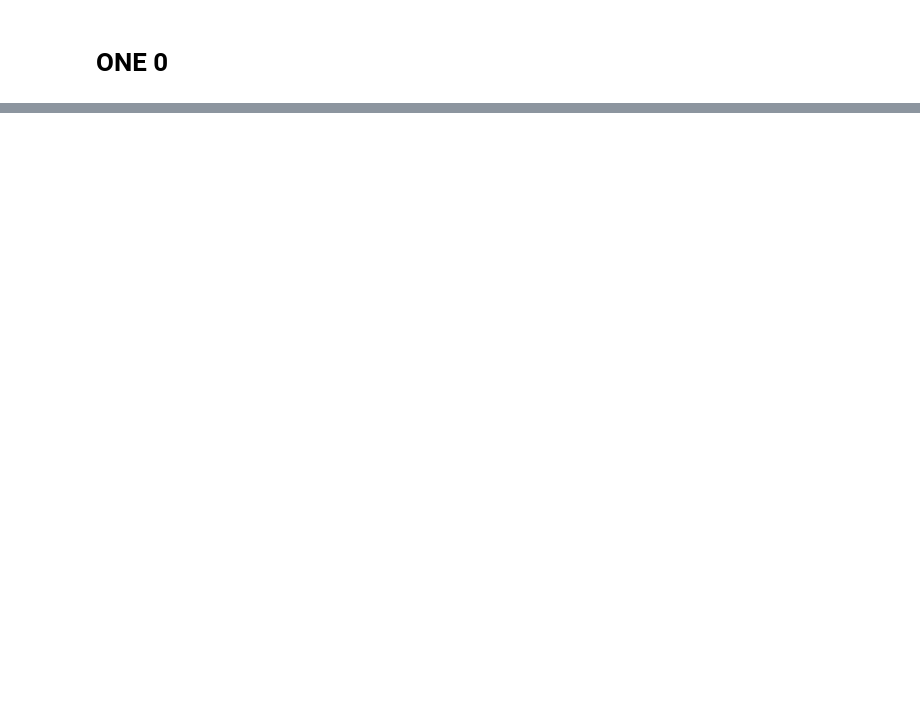
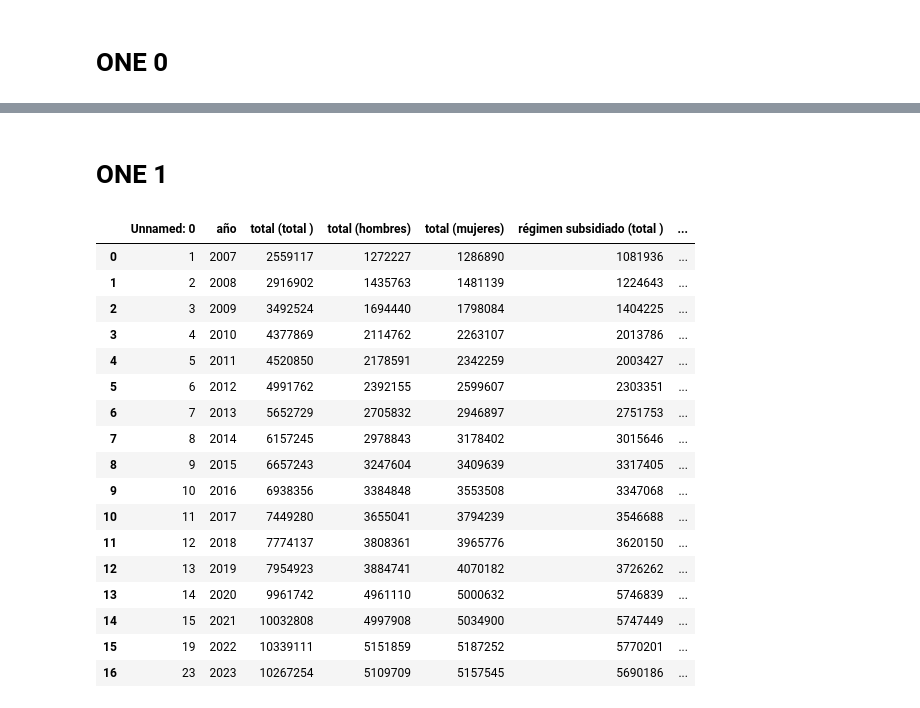
Before and after one commit to HarolReyes0/AnalisisIngresosPercapita, a Jupyter notebook: notebooks/charts.ipynb, the cells around one changed output, grey strips where cells are left out. Cells and saved outputs as stored; diff of their text form; code cells hidden in the pictures; blank space fills up the shorter version.

```diff
--- a/notebooks/charts.ipynb
+++ b/notebooks/charts.ipynb
@@ -8 +68,26 @@ data = pd.read_excel('../data/processed/one/one 0.xlsx')
+# %% [markdown]
+# ONE 1
+# %%
+data = pd.read_excel('../data/processed/one/one 1.xlsx')
+# %%
+data
+# %% [output]
+|  | Unnamed: 0 | año | total (total ) | total (hombres) | total (mujeres) | régimen subsidiado (total ) | ... |
+| 0 | 1 | 2007 | 2559117 | 1272227 | 1286890 | 1081936 | ... |
+| 1 | 2 | 2008 | 2916902 | 1435763 | 1481139 | 1224643 | ... |
+| 2 | 3 | 2009 | 3492524 | 1694440 | 1798084 | 1404225 | ... |
+| 3 | 4 | 2010 | 4377869 | 2114762 | 2263107 | 2013786 | ... |
+| 4 | 5 | 2011 | 4520850 | 2178591 | 2342259 | 2003427 | ... |
+| 5 | 6 | 2012 | 4991762 | 2392155 | 2599607 | 2303351 | ... |
+| 6 | 7 | 2013 | 5652729 | 2705832 | 2946897 | 2751753 | ... |
+| 7 | 8 | 2014 | 6157245 | 2978843 | 3178402 | 3015646 | ... |
+| 8 | 9 | 2015 | 6657243 | 3247604 | 3409639 | 3317405 | ... |
+| 9 | 10 | 2016 | 6938356 | 3384848 | 3553508 | 3347068 | ... |
+| 10 | 11 | 2017 | 7449280 | 3655041 | 3794239 | 3546688 | ... |
+| 11 | 12 | 2018 | 7774137 | 3808361 | 3965776 | 3620150 | ... |
+| 12 | 13 | 2019 | 7954923 | 3884741 | 4070182 | 3726262 | ... |
+| 13 | 14 | 2020 | 9961742 | 4961110 | 5000632 | 5746839 | ... |
+| 14 | 15 | 2021 | 10032808 | 4997908 | 5034900 | 5747449 | ... |
+| 15 | 19 | 2022 | 10339111 | 5151859 | 5187252 | 5770201 | ... |
+| 16 | 23 | 2023 | 10267254 | 5109709 | 5157545 | 5690186 | ... |
 # %%
```
Also changed, not shown: parts of 6 cells of this notebook.
